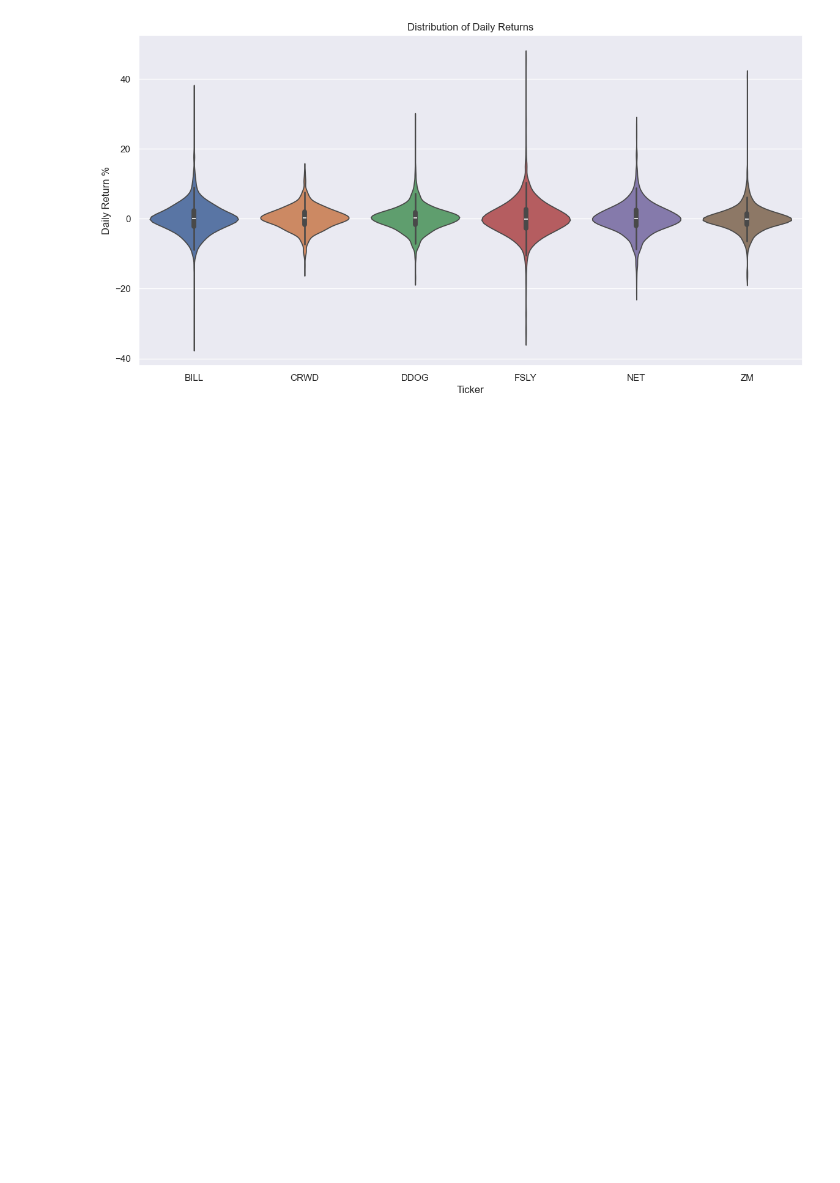
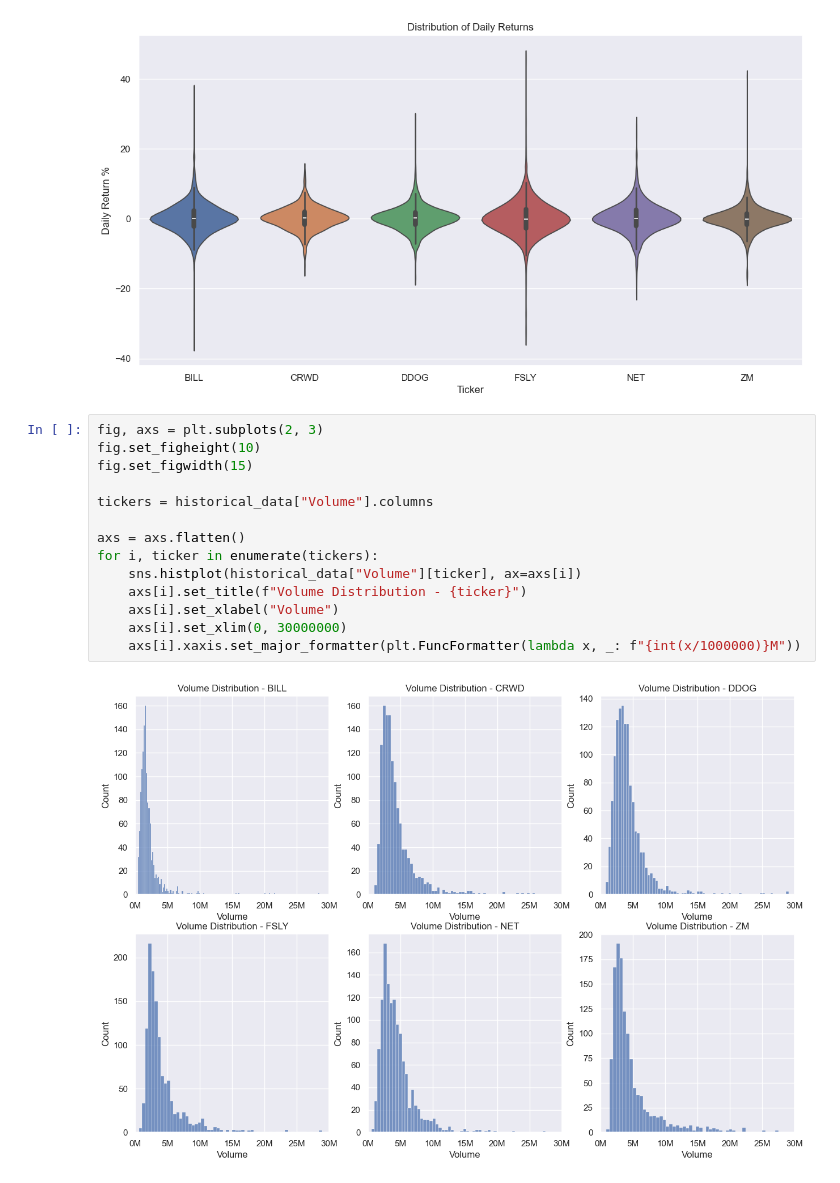
Before and after one commit to msicrow/SaaS-Stock-Prediction, a Jupyter notebook: EDA.ipynb, the cells around one changed output. Drawn from its saved outputs; the diff is of its cells as text; blank space fills up the shorter version.

Commit message:
Volume histograms

```diff
--- a/EDA.ipynb
+++ b/EDA.ipynb
@@ -61,3 +98,19 @@ sns.violinplot(historical_data["Close"].pct_change() * 100).set_title("Distribut
 plt.ylabel("Daily Return %");
 # %% [output]
 [figure]
+# %%
+fig, axs = plt.subplots(2, 3)
+fig.set_figheight(10)
+fig.set_figwidth(15)
+
+tickers = historical_data["Volume"].columns
+
+axs = axs.flatten()
+for i, ticker in enumerate(tickers):
+    sns.histplot(historical_data["Volume"][ticker], ax=axs[i])
+    axs[i].set_title(f"Volume Distribution - {ticker}")
+    axs[i].set_xlabel("Volume")
+    axs[i].set_xlim(0, 30000000)
+    axs[i].xaxis.set_major_formatter(plt.FuncFormatter(lambda x, _: f"{int(x/1000000)}M"))
+# %% [output]
+[figure, added]
```
Also changed, not shown: parts of 5 cells of this notebook.
